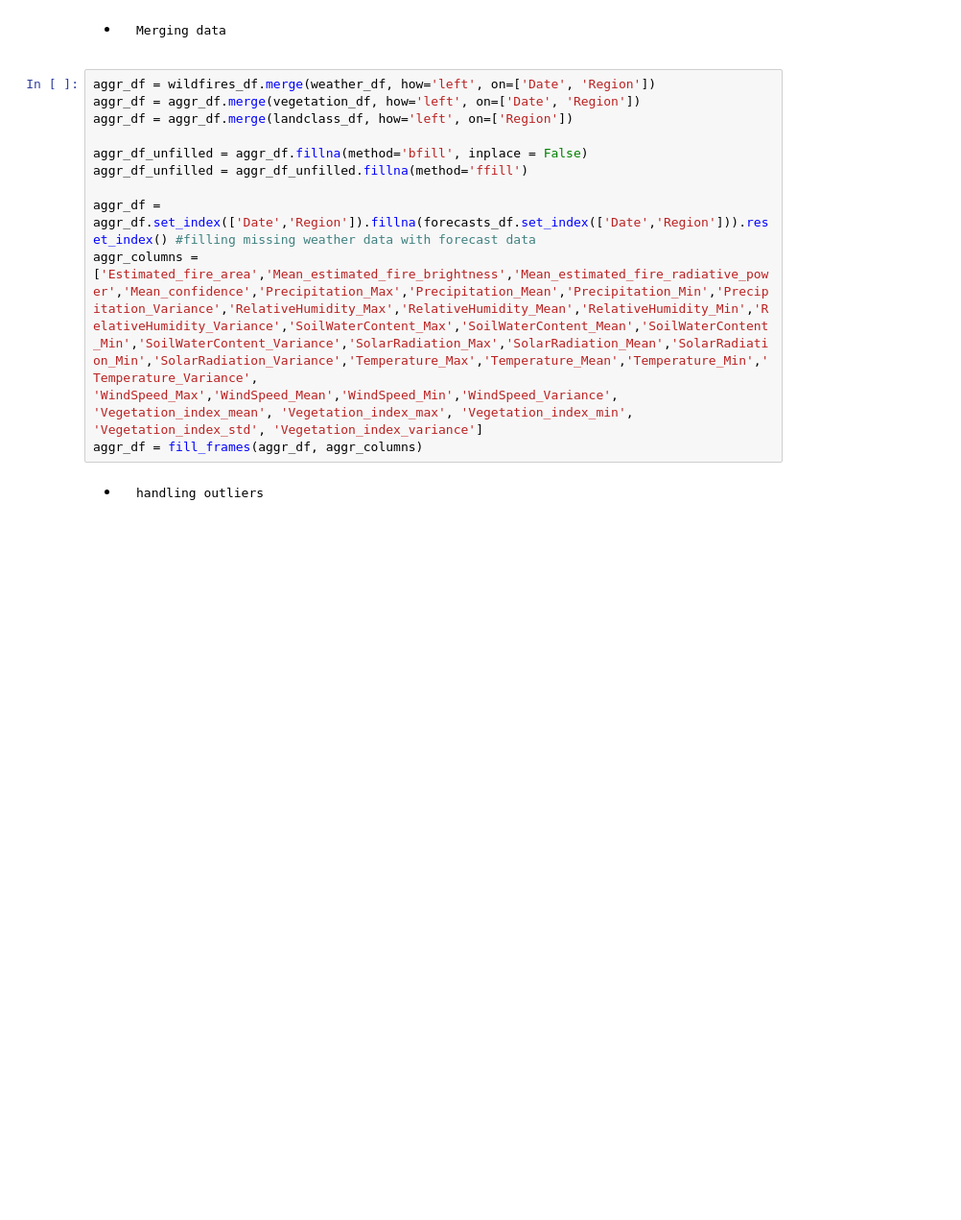
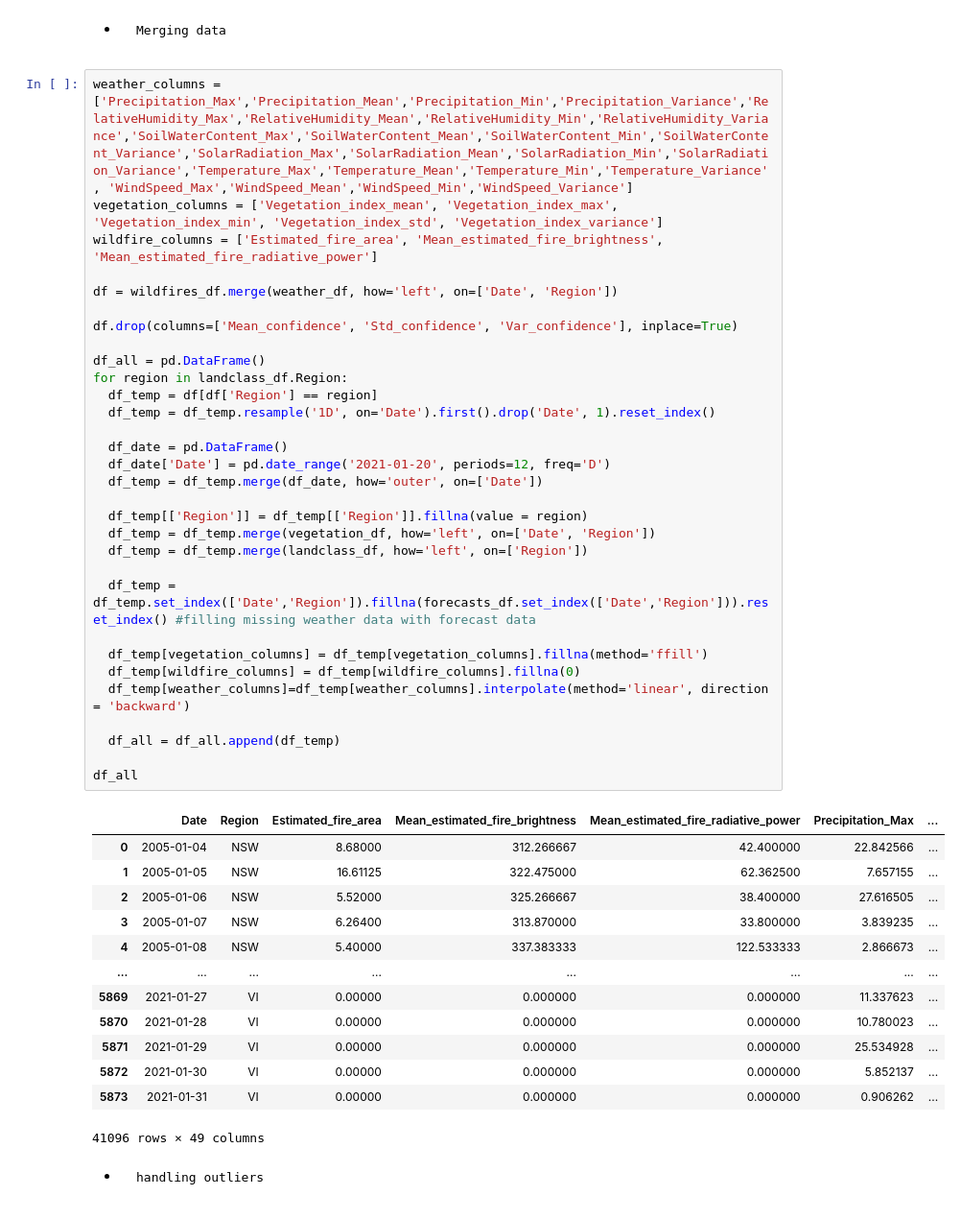
Before and after one commit to katharina-knappmann/wildfire_estimator, a Jupyter notebook: Data_Preparation.ipynb, the cells around one changed output. Shown: that part at 96% size. Drawn from its saved outputs; the diff is of its cells as text; blank space fills up the shorter version.

Commit message:
adding last 10 days in january without fires per region

```diff
--- a/Data_Preparation.ipynb
+++ b/Data_Preparation.ipynb
@@ -112,17 +111,51 @@ veg_columns = ['Vegetation_index_mean', 'Vegetation_index_max', 'Vegetation_inde
 vegetation_df = fill_frames(vegetation_df, veg_columns)
 # %% [markdown]
 *     Merging data
-# %%
-aggr_df = wildfires_df.merge(weather_df, how='left', on=['Date', 'Region'])
-aggr_df = aggr_df.merge(vegetation_df, how='left', on=['Date', 'Region'])
-aggr_df = aggr_df.merge(landclass_df, how='left', on=['Region'])
-
-aggr_df_unfilled = aggr_df.fillna(method='bfill', inplace = False)
-aggr_df_unfilled = aggr_df_unfilled.fillna(method='ffill')
-
-aggr_df = aggr_df.set_index(['Date','Region']).fillna(forecasts_df.set_index(['Date','Region'])).reset_index() #filling missing weather data with forecast data
-aggr_columns = ['Estimated_fire_area','Mean_estimated_fire_brightness','Mean_estimated_fire_radiative_power','Mean_confidence','Precipitation_Max','Precipitation_Mean','Precipitation_Min','Precipitation_Variance','RelativeHumidity_Max','RelativeHumidity_Mean','RelativeHumidity_Min','RelativeHumidity_Variance','SoilWaterContent_Max','SoilWaterContent_Mean','SoilWaterContent_Min','SoilWaterContent_Variance','SolarRadiation_Max','SolarRadiation_Mean','SolarRadiation_Min','SolarRadiation_Variance','Temperature_Max','Temperature_Mean','Temperature_Min','Temperature_Variance', 'WindSpeed_Max','WindSpeed_Mean','WindSpeed_Min','WindSpeed_Variance', 'Vegetation_index_mean', 'Vegetation_index_max', 'Vegetation_index_min', 'Vegetation_index_std', 'Vegetation_index_variance']
-aggr_df = fill_frames(aggr_df, aggr_columns)
+# %%
+weather_columns = ['Precipitation_Max','Precipitation_Mean','Precipitation_Min','Precipitation_Variance','RelativeHumidity_Max','RelativeHumidity_Mean','RelativeHumidity_Min','RelativeHumidity_Variance','SoilWaterContent_Max','SoilWaterContent_Mean','SoilWaterContent_Min','SoilWaterContent_Variance','SolarRadiation_Max','SolarRadiation_Mean','SolarRadiation_Min','SolarRadiation_Variance','Temperature_Max','Temperature_Mean','Temperature_Min','Temperature_Variance', 'WindSpeed_Max','WindSpeed_Mean','WindSpeed_Min','WindSpeed_Variance']
+vegetation_columns = ['Vegetation_index_mean', 'Vegetation_index_max', 'Vegetation_index_min', 'Vegetation_index_std', 'Vegetation_index_variance']
+wildfire_columns = ['Estimated_fire_area', 'Mean_estimated_fire_brightness', 'Mean_estimated_fire_radiative_power']
+
+df = wildfires_df.merge(weather_df, how='left', on=['Date', 'Region'])
+
+df.drop(columns=['Mean_confidence', 'Std_confidence', 'Var_confidence'], inplace=True)
+
+df_all = pd.DataFrame()
+for region in landclass_df.Region:
+  df_temp = df[df['Region'] == region]
+  df_temp = df_temp.resample('1D', on='Date').first().drop('Date', 1).reset_index()
+
+  df_date = pd.DataFrame()
+  df_date['Date'] = pd.date_range('2021-01-20', periods=12, freq='D')
+  df_temp = df_temp.merge(df_date, how='outer', on=['Date'])
+
+  df_temp[['Region']] = df_temp[['Region']].fillna(value = region)
+  df_temp = df_temp.merge(vegetation_df, how='left', on=['Date', 'Region'])
+  df_temp = df_temp.merge(landclass_df, how='left', on=['Region'])
+
+  df_temp = df_temp.set_index(['Date','Region']).fillna(forecasts_df.set_index(['Date','Region'])).reset_index() #filling missing weather data with forecast data
+
+  df_temp[vegetation_columns] = df_temp[vegetation_columns].fillna(method='ffill')
+  df_temp[wildfire_columns] = df_temp[wildfire_columns].fillna(0)
+  df_temp[weather_columns]=df_temp[weather_columns].interpolate(method='linear', direction = 'backward')
+
+  df_all = df_all.append(df_temp)
+
+df_all
+# %% [output]
+|  | Date | Region | Estimated_fire_area | Mean_estimated_fire_brightness | Mean_estimated_fire_radiative_power | Precipitation_Max | ... |
+| 0 | 2005-01-04 | NSW | 8.68000 | 312.266667 | 42.400000 | 22.842566 | ... |
+| 1 | 2005-01-05 | NSW | 16.61125 | 322.475000 | 62.362500 | 7.657155 | ... |
+| 2 | 2005-01-06 | NSW | 5.52000 | 325.266667 | 38.400000 | 27.616505 | ... |
+| 3 | 2005-01-07 | NSW | 6.26400 | 313.870000 | 33.800000 | 3.839235 | ... |
+| 4 | 2005-01-08 | NSW | 5.40000 | 337.383333 | 122.533333 | 2.866673 | ... |
+| ... | ... | ... | ... | ... | ... | ... | ... |
+| 5869 | 2021-01-27 | VI | 0.00000 | 0.000000 | 0.000000 | 11.337623 | ... |
+| 5870 | 2021-01-28 | VI | 0.00000 | 0.000000 | 0.000000 | 10.780023 | ... |
+| 5871 | 2021-01-29 | VI | 0.00000 | 0.000000 | 0.000000 | 25.534928 | ... |
+| 5872 | 2021-01-30 | VI | 0.00000 | 0.000000 | 0.000000 | 5.852137 | ... |
+| 5873 | 2021-01-31 | VI | 0.00000 | 0.000000 | 0.000000 | 0.906262 | ... |
+41096 rows × 49 columns
 # %% [markdown]
 *     handling outliers
 # %%
```
Also changed, not shown: parts of 6 cells of this notebook.
